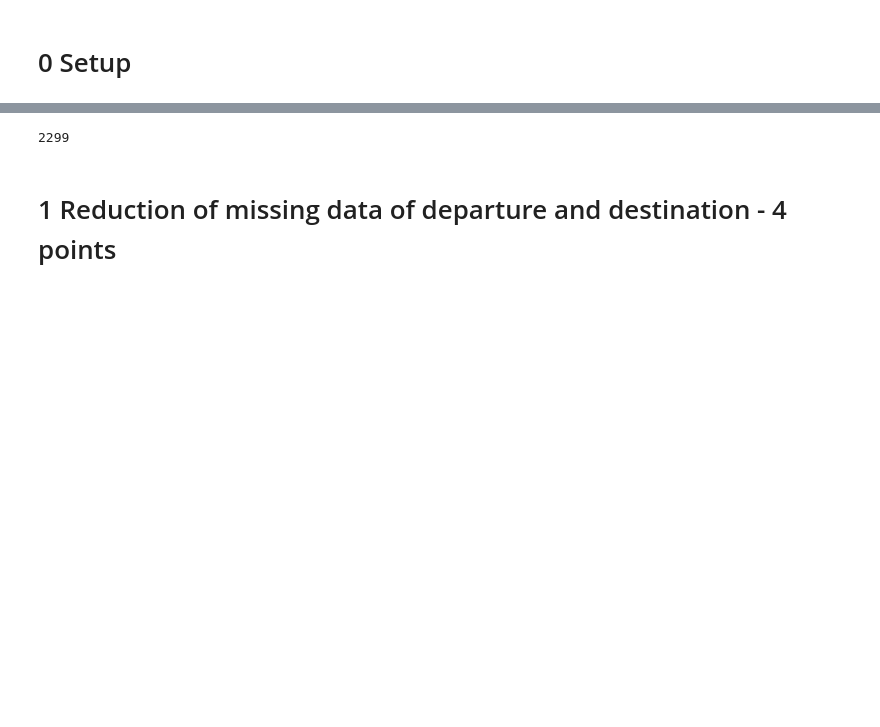
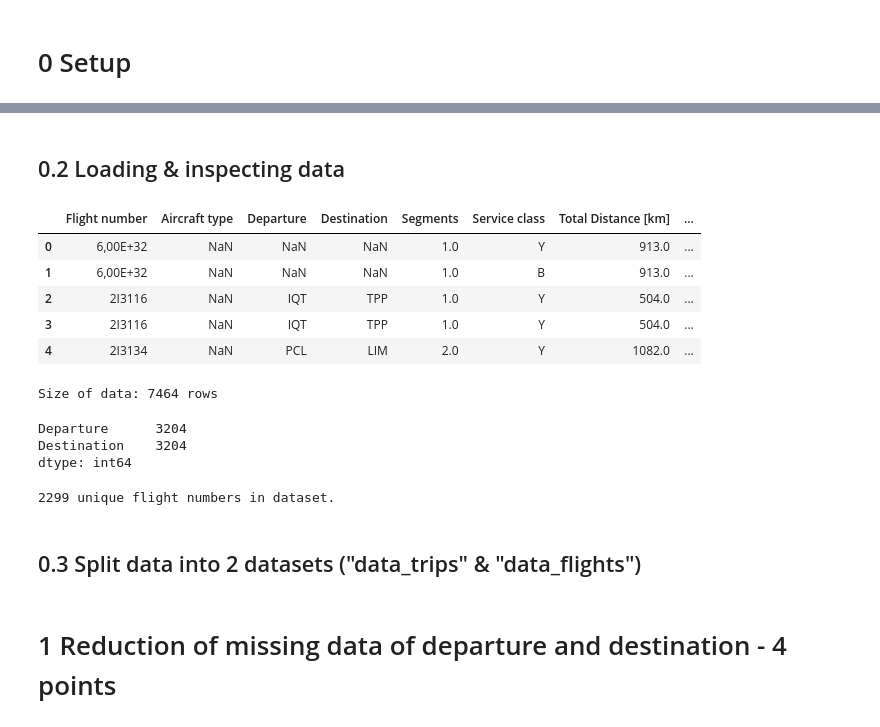
Before and after one commit to gelpkmar/IVDA-A3, a Jupyter notebook: assignment3_Gelpke_Marlon.ipynb, the cells around one changed output, grey strips where cells are left out. Cells and saved outputs as stored; diff of their text form; code cells hidden in the pictures; blank space fills up the shorter version.

```diff
--- a/assignment3_Gelpke_Marlon.ipynb
+++ b/assignment3_Gelpke_Marlon.ipynb
@@ -8,12 +37,35 @@ import matplotlib.pyplot as plt
+# %% [markdown]
+## 0.2 Loading & inspecting data
 # %%
 
 # Load the data
 file_path = 'data/IVDA_A3_2024_Company_FlightData.csv'  # Replace with your actual file path
 data = pd.read_csv(file_path, sep=';')
+
+# Investigating data structure & understand volume
+display(data.head())
+print(f'Size of data: {len(data)} rows')
+# %% [output]
+|  | Flight number | Aircraft type | Departure | Destination | Segments | Service class | Total Distance [km] | ... |
+| 0 | 6,00E+32 | NaN | NaN | NaN | 1.0 | Y | 913.0 | ... |
+| 1 | 6,00E+32 | NaN | NaN | NaN | 1.0 | B | 913.0 | ... |
+| 2 | 2I3116 | NaN | IQT | TPP | 1.0 | Y | 504.0 | ... |
+| 3 | 2I3116 | NaN | IQT | TPP | 1.0 | Y | 504.0 | ... |
+| 4 | 2I3134 | NaN | PCL | LIM | 2.0 | Y | 1082.0 | ... |
+Size of data: 7464 rows
+# %%
+# Understand how many NaN-values we are facing in "Departure" & "Destination"
+print(data[['Departure', 'Destination']].isna().sum())
+# %% [output]
+Departure      3204
+Destination    3204
+dtype: int64
 # %%
-print(len(data['Flight number'].unique()))
+print(f"{len(data['Flight number'].unique())} unique flight numbers in dataset.")
 # %% [output]
-2299
+2299 unique flight numbers in dataset.
+# %% [markdown]
+## 0.3 Split data into 2 datasets ("data_trips" & "data_flights")
 # %%
 # Setup of a "data_trips" Dataframe, containing all individual trips
 data_trips = data[["Flight number", "Aircraft type", "Segments", "Service class", "Department"]]
```
Also changed, not shown: parts of 44 cells of this notebook.
